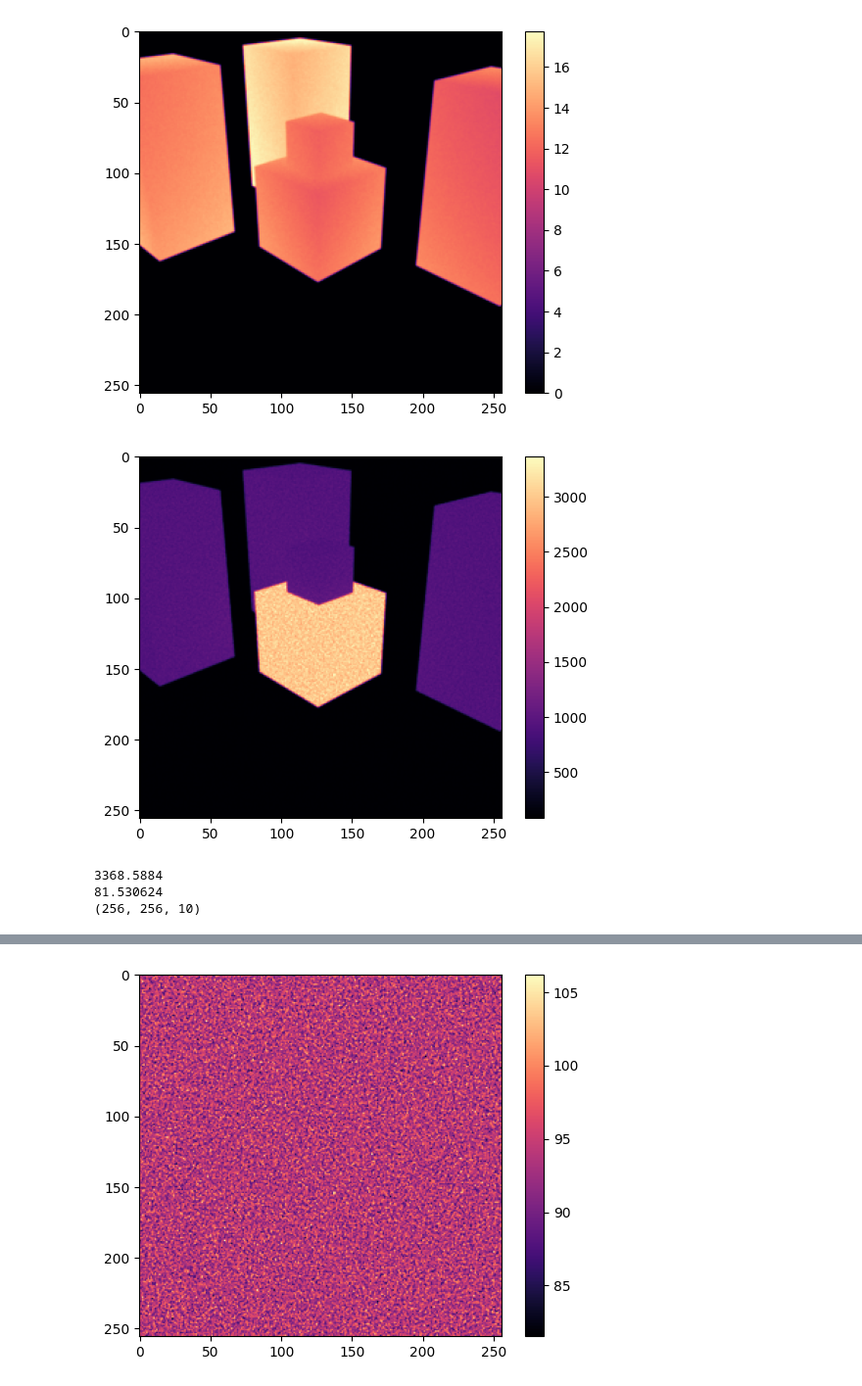
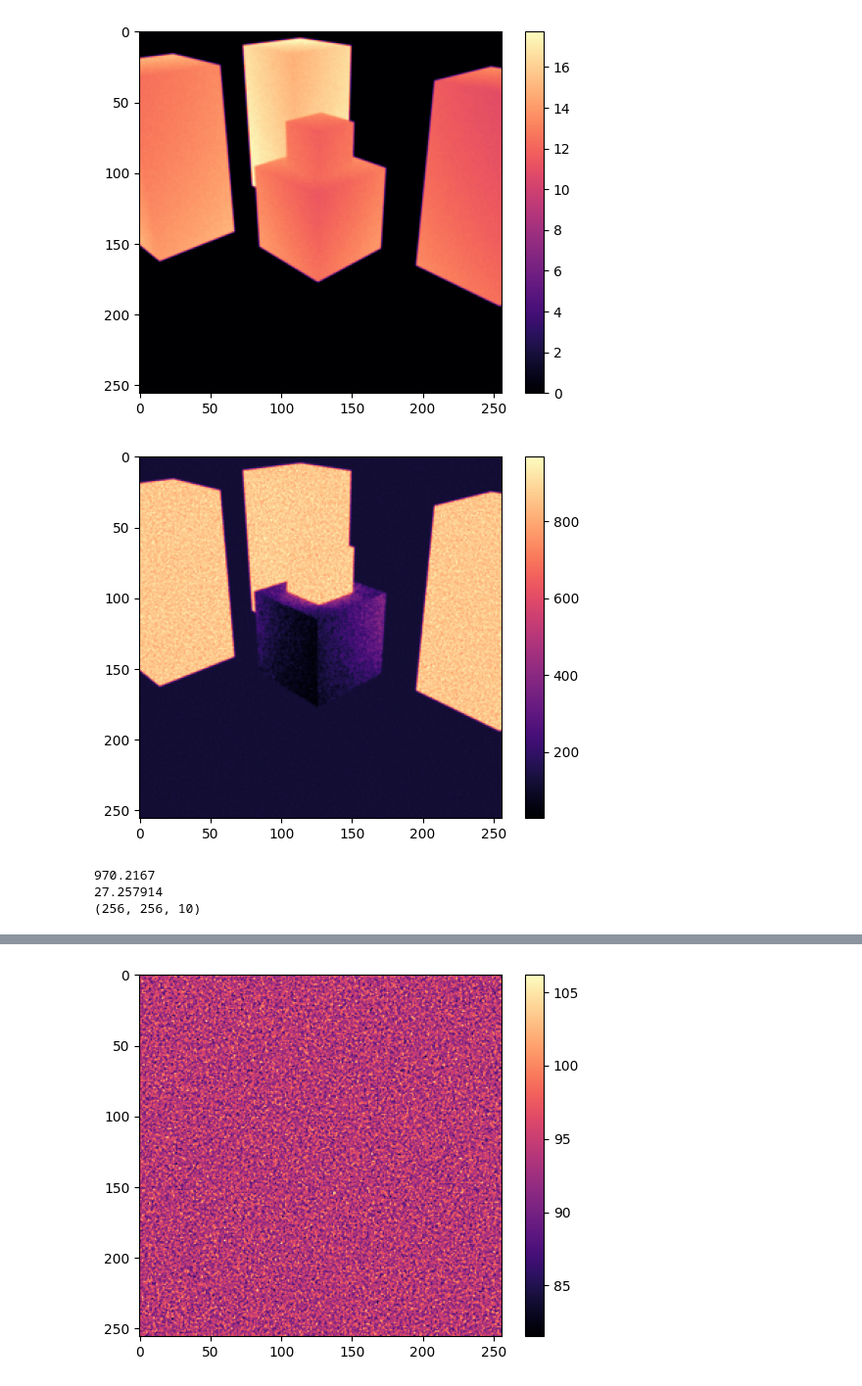
Before and after one commit to pimientoyolo/miThermal, a Jupyter notebook: notebooks/view_static.ipynb, the cells around one changed output, grey strips where cells are left out. Shown at 98% size. Cells and saved outputs as stored; diff of their text form; code cells hidden in the pictures.

```diff
--- a/notebooks/view_static.ipynb
+++ b/notebooks/view_static.ipynb
@@ -31,19 +31,19 @@ plt.colorbar()
 <matplotlib.colorbar.Colorbar at 0x...>
 [figure]
 # %%
-banda = 1
+banda = 9
 thermal = np.load(result_path + "thermal.npy")
 plt.imshow(thermal[:, :, banda], cmap='magma')
 plt.colorbar()
 plt.show()
 
 print(np.max(thermal[:, :, banda]))
 print(np.min(thermal[:, :, banda]))
 print(thermal.shape)
 # %% [output]
-[figure, old version]
+[figure, new version]
-3368.5884
-81.530624
+970.2167
+27.257914
 (256, 256, 10)
 # %%
 plt.plot(thermal[100, 100, :])
```
Also changed, not shown: parts of 1 cell of this notebook, 10 other files.
